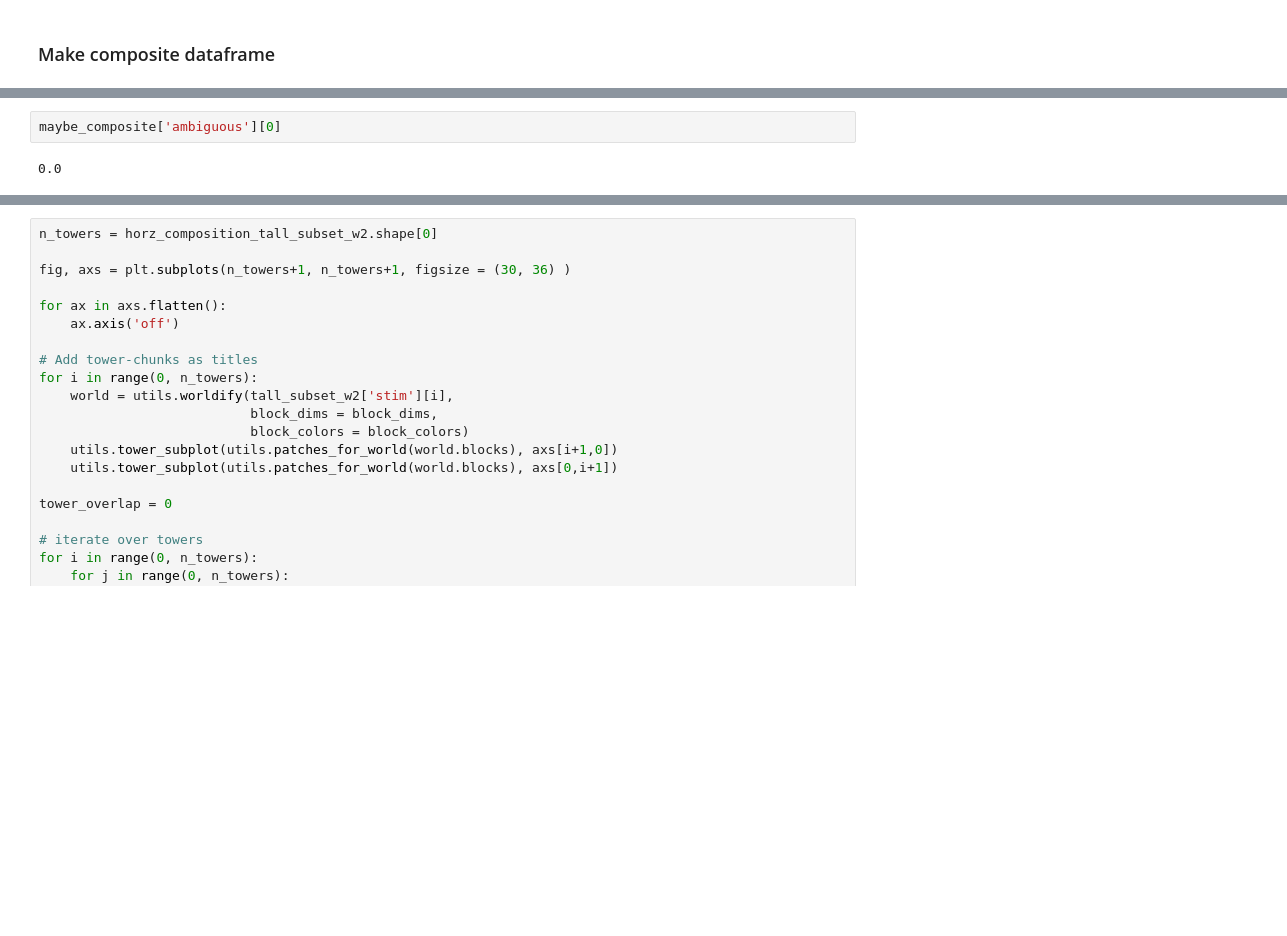
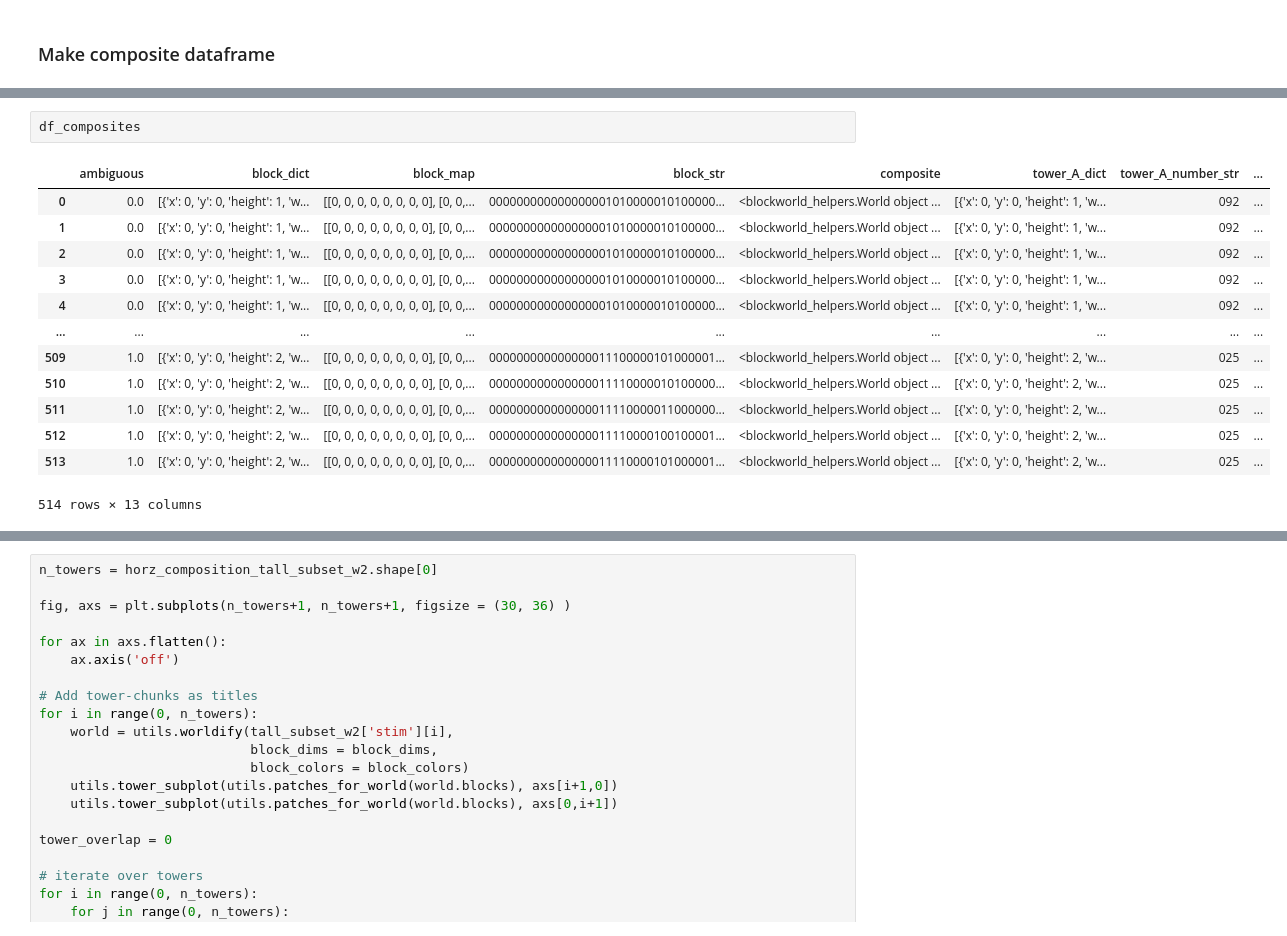
Before and after one commit to cogtoolslab/compositional-abstractions, a Jupyter notebook: stimuli/paired_tower_stim_generator.ipynb, the cells around one changed output, grey strips where cells are left out. Saved outputs shown, nothing was run; the diff lists cells and outputs as text; blank space fills up the shorter version.

```diff
--- a/stimuli/paired_tower_stim_generator.ipynb
+++ b/stimuli/paired_tower_stim_generator.ipynb
@@ -547,6 +549,18 @@ for i, tower_A in wide_subset_w4.iterrows():
                 'ambiguous': utils.convert_to_str(composite[1].block_map) in horz_maps_w2
             }, ignore_index=True)
-# %%
-maybe_composite['ambiguous'][0]
-# %% [output]
-0.0
+# %%
+df_composites
+# %% [output]
+|  | ambiguous | block_dict | block_map | block_str | composite | tower_A_dict | tower_A_number_str | ... |
+| 0 | 0.0 | [{'x': 0, 'y': 0, 'height': 1, 'w... | [[0, 0, 0, 0, 0, 0, 0, 0], [0, 0,... | 000000000000000001010000010100000... | <blockworld_helpers.World object ... | [{'x': 0, 'y': 0, 'height': 1, 'w... | 092 | ... |
+| 1 | 0.0 | [{'x': 0, 'y': 0, 'height': 1, 'w... | [[0, 0, 0, 0, 0, 0, 0, 0], [0, 0,... | 000000000000000001010000010100000... | <blockworld_helpers.World object ... | [{'x': 0, 'y': 0, 'height': 1, 'w... | 092 | ... |
+| 2 | 0.0 | [{'x': 0, 'y': 0, 'height': 1, 'w... | [[0, 0, 0, 0, 0, 0, 0, 0], [0, 0,... | 000000000000000001010000010100000... | <blockworld_helpers.World object ... | [{'x': 0, 'y': 0, 'height': 1, 'w... | 092 | ... |
+| 3 | 0.0 | [{'x': 0, 'y': 0, 'height': 1, 'w... | [[0, 0, 0, 0, 0, 0, 0, 0], [0, 0,... | 000000000000000001010000010100000... | <blockworld_helpers.World object ... | [{'x': 0, 'y': 0, 'height': 1, 'w... | 092 | ... |
+| 4 | 0.0 | [{'x': 0, 'y': 0, 'height': 1, 'w... | [[0, 0, 0, 0, 0, 0, 0, 0], [0, 0,... | 000000000000000001010000010100000... | <blockworld_helpers.World object ... | [{'x': 0, 'y': 0, 'height': 1, 'w... | 092 | ... |
+| ... | ... | ... | ... | ... | ... | ... | ... | ... |
+| 509 | 1.0 | [{'x': 0, 'y': 0, 'height': 2, 'w... | [[0, 0, 0, 0, 0, 0, 0, 0], [0, 0,... | 000000000000000011100000101000001... | <blockworld_helpers.World object ... | [{'x': 0, 'y': 0, 'height': 2, 'w... | 025 | ... |
+| 510 | 1.0 | [{'x': 0, 'y': 0, 'height': 2, 'w... | [[0, 0, 0, 0, 0, 0, 0, 0], [0, 0,... | 000000000000000011110000010100000... | <blockworld_helpers.World object ... | [{'x': 0, 'y': 0, 'height': 2, 'w... | 025 | ... |
+| 511 | 1.0 | [{'x': 0, 'y': 0, 'height': 2, 'w... | [[0, 0, 0, 0, 0, 0, 0, 0], [0, 0,... | 000000000000000011110000011000000... | <blockworld_helpers.World object ... | [{'x': 0, 'y': 0, 'height': 2, 'w... | 025 | ... |
+| 512 | 1.0 | [{'x': 0, 'y': 0, 'height': 2, 'w... | [[0, 0, 0, 0, 0, 0, 0, 0], [0, 0,... | 000000000000000011110000100100001... | <blockworld_helpers.World object ... | [{'x': 0, 'y': 0, 'height': 2, 'w... | 025 | ... |
+| 513 | 1.0 | [{'x': 0, 'y': 0, 'height': 2, 'w... | [[0, 0, 0, 0, 0, 0, 0, 0], [0, 0,... | 000000000000000011110000101000001... | <blockworld_helpers.World object ... | [{'x': 0, 'y': 0, 'height': 2, 'w... | 025 | ... |
+514 rows × 13 columns
```
Also changed, not shown: parts of 7 cells of this notebook.
